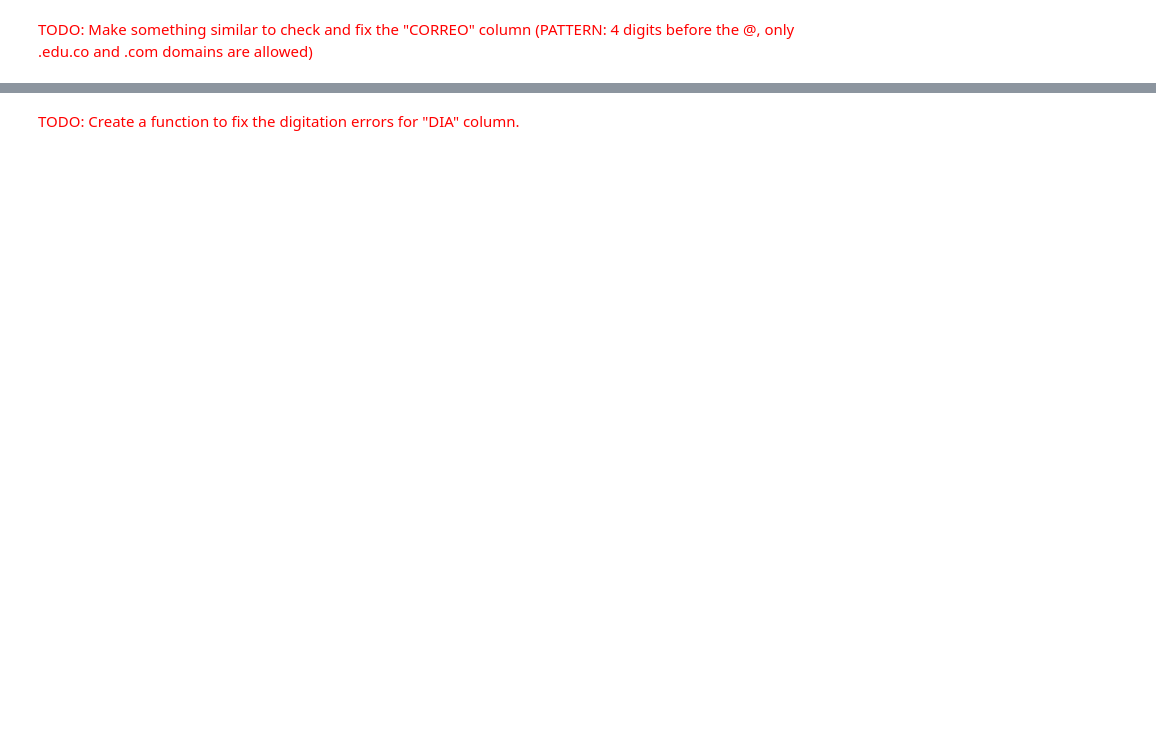
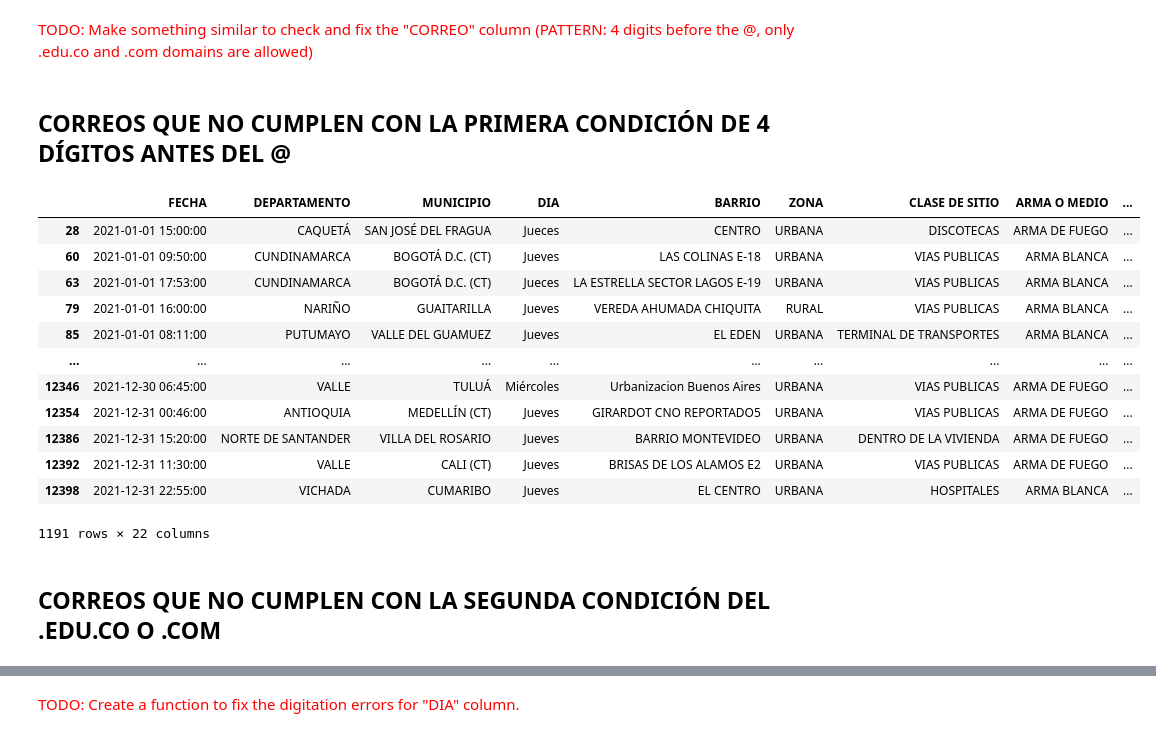
Before and after one commit to lmencisoe/CDA, a Jupyter notebook: Bono/Bono_Lm_enciso.ipynb, the cells around one changed output, grey strips where cells are left out. Saved outputs shown, nothing was run; the diff lists cells and outputs as text; code cells hidden in the pictures; blank space fills up the shorter version.

```diff
--- a/Bono/Bono_Lm_enciso.ipynb
+++ b/Bono/Bono_Lm_enciso.ipynb
@@ -128,2 +273,24 @@ cedula_malformed.head(6)
 # %% [markdown]
 <span style="color:red">TODO: Make something similar to check and fix the "CORREO" column (PATTERN: 4 digits before the @, only .edu.co and .com domains are allowed)</span>
+# %% [markdown]
+## **CORREOS QUE NO CUMPLEN CON LA PRIMERA CONDICIÓN DE 4 DÍGITOS ANTES DEL @**
+# %%
+homicides_df['first_pattern'] = homicides_df['CORREO'].str.split('@').str[0].str.slice(start=-4)
+first_mail_not_valid  = homicides_df.loc[homicides_df["first_pattern"].apply(lambda x: (re.match("\d{4}", x) is None))]
+first_mail_not_valid
+# %% [output]
+|  | FECHA | DEPARTAMENTO | MUNICIPIO | DIA | BARRIO | ZONA | CLASE DE SITIO | ARMA O MEDIO | ... |
+| 28 | 2021-01-01 15:00:00 | CAQUETÁ | SAN JOSÉ DEL FRAGUA | Jueces | CENTRO | URBANA | DISCOTECAS | ARMA DE FUEGO | ... |
+| 60 | 2021-01-01 09:50:00 | CUNDINAMARCA | BOGOTÁ D.C. (CT) | Jueves | LAS COLINAS E-18 | URBANA | VIAS PUBLICAS | ARMA BLANCA | ... |
+| 63 | 2021-01-01 17:53:00 | CUNDINAMARCA | BOGOTÁ D.C. (CT) | Jueces | LA ESTRELLA SECTOR LAGOS E-19 | URBANA | VIAS PUBLICAS | ARMA BLANCA | ... |
+| 79 | 2021-01-01 16:00:00 | NARIÑO | GUAITARILLA | Jueves | VEREDA AHUMADA CHIQUITA | RURAL | VIAS PUBLICAS | ARMA BLANCA | ... |
+| 85 | 2021-01-01 08:11:00 | PUTUMAYO | VALLE DEL GUAMUEZ | Jueves | EL EDEN | URBANA | TERMINAL DE TRANSPORTES | ARMA BLANCA | ... |
+| ... | ... | ... | ... | ... | ... | ... | ... | ... | ... |
+| 12346 | 2021-12-30 06:45:00 | VALLE | TULUÁ | Miércoles | Urbanizacion Buenos Aires | URBANA | VIAS PUBLICAS | ARMA DE FUEGO | ... |
+| 12354 | 2021-12-31 00:46:00 | ANTIOQUIA | MEDELLÍN (CT) | Jueves | GIRARDOT CNO REPORTADO5 | URBANA | VIAS PUBLICAS | ARMA DE FUEGO | ... |
+| 12386 | 2021-12-31 15:20:00 | NORTE DE SANTANDER | VILLA DEL ROSARIO | Jueves | BARRIO MONTEVIDEO | URBANA | DENTRO DE LA VIVIENDA | ARMA DE FUEGO | ... |
+| 12392 | 2021-12-31 11:30:00 | VALLE | CALI (CT) | Jueves | BRISAS DE LOS ALAMOS E2 | URBANA | VIAS PUBLICAS | ARMA DE FUEGO | ... |
+| 12398 | 2021-12-31 22:55:00 | VICHADA | CUMARIBO | Jueves | EL CENTRO | URBANA | HOSPITALES | ARMA BLANCA | ... |
+1191 rows × 22 columns
+# %% [markdown]
+## **CORREOS QUE NO CUMPLEN CON LA SEGUNDA CONDICIÓN DEL .EDU.CO O .COM**
```
Also changed, not shown: parts of 40 cells of this notebook.
